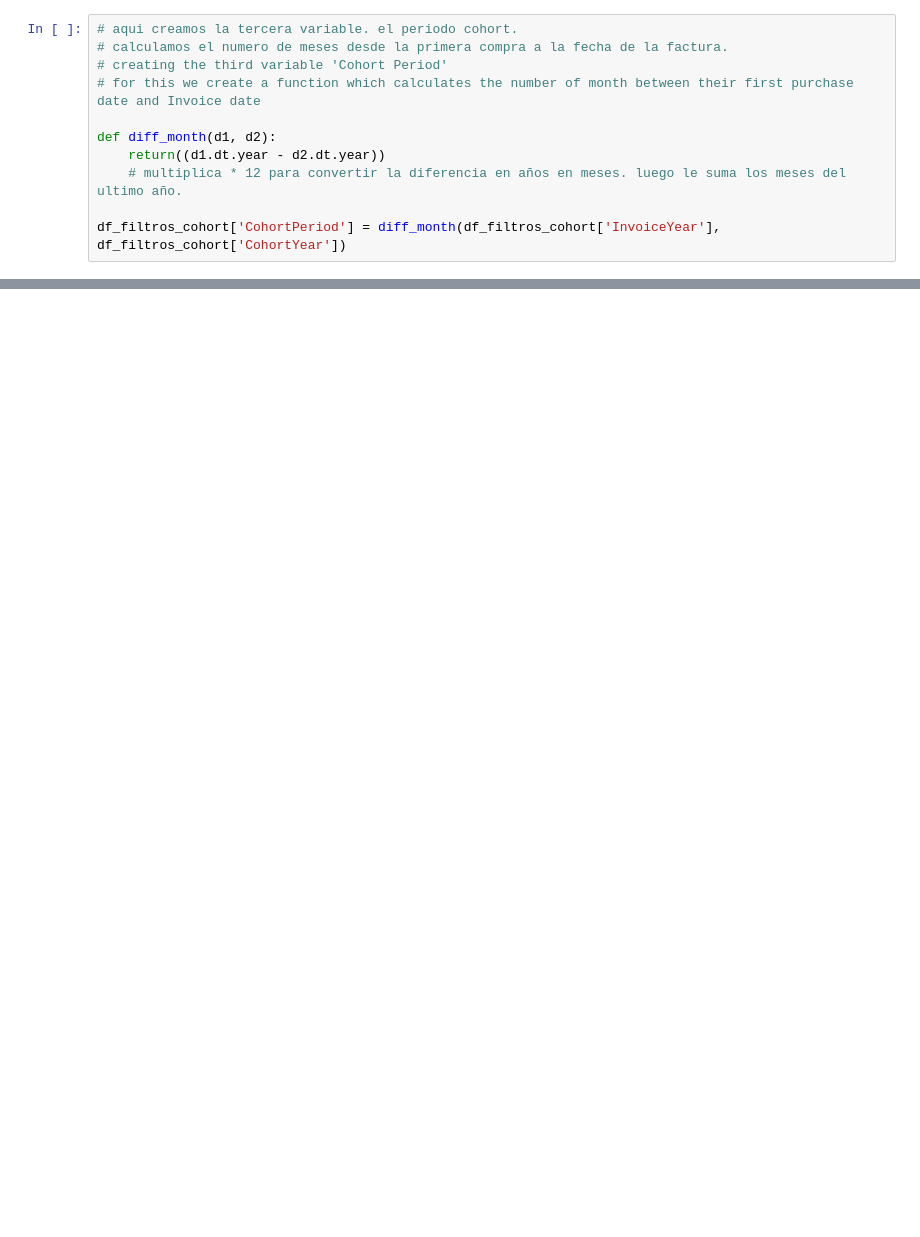
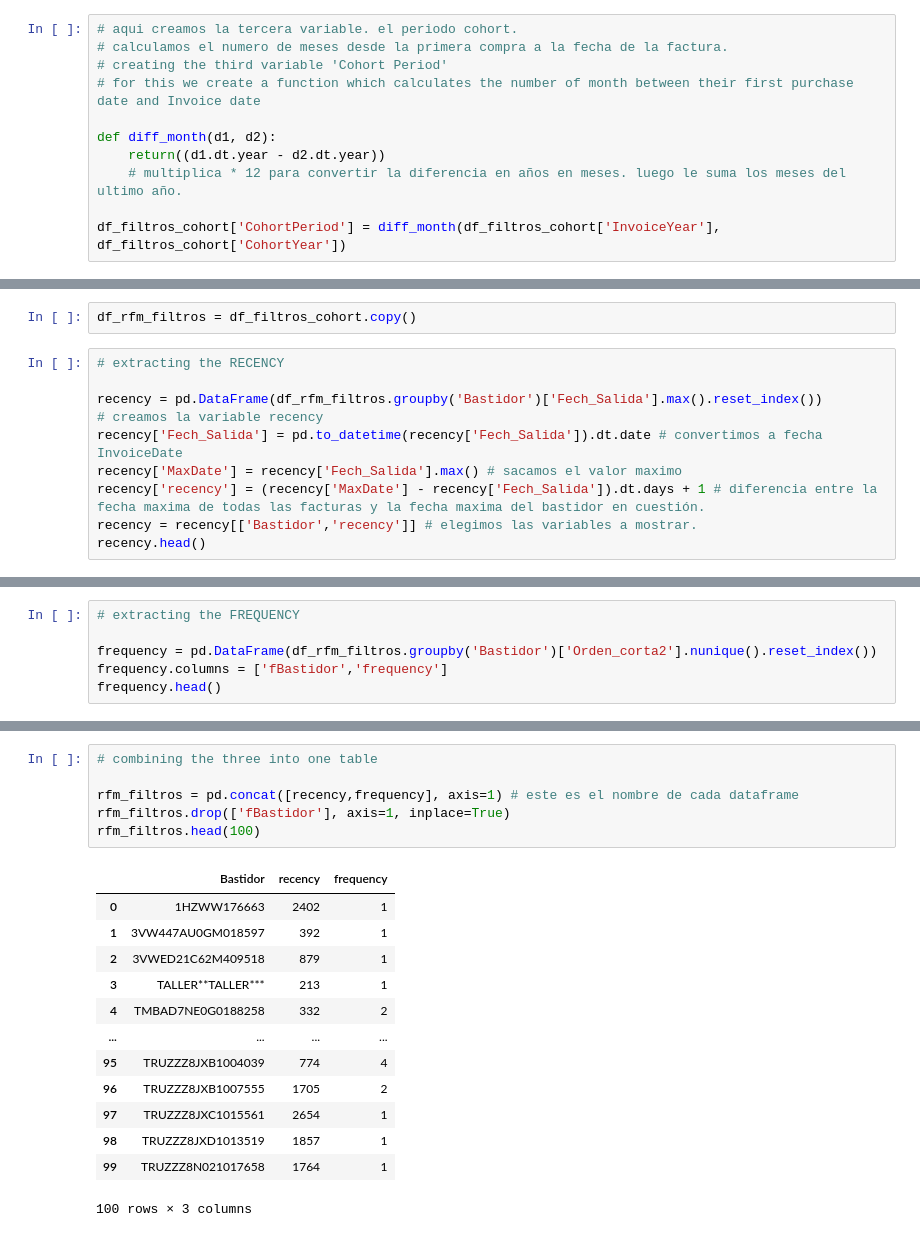
Before and after one commit to pacomm5/PLANTILLAS2, a Jupyter notebook: RECAMBIOS_NUEVO_LISTADO.ipynb, the cells around one changed output, grey strips where cells are left out. Cells and saved outputs as stored; diff of their text form; blank space fills up the shorter version.

```diff
--- a/RECAMBIOS_NUEVO_LISTADO.ipynb
+++ b/RECAMBIOS_NUEVO_LISTADO.ipynb
@@ -2156,0 +2197,12 @@ plt.show()
+# %%
+df_rfm_filtros = df_filtros_cohort.copy()
+# %%
+# extracting the RECENCY
+
+recency = pd.DataFrame(df_rfm_filtros.groupby('Bastidor')['Fech_Salida'].max().reset_index())
+# creamos la variable recency
+recency['Fech_Salida'] = pd.to_datetime(recency['Fech_Salida']).dt.date # convertimos a fecha InvoiceDate
+recency['MaxDate'] = recency['Fech_Salida'].max() # sacamos el valor maximo
+recency['recency'] = (recency['MaxDate'] - recency['Fech_Salida']).dt.days + 1 # diferencia entre la fecha maxima de todas las facturas y la fecha maxima del bastidor en cuestión.
+recency = recency[['Bastidor','recency']] # elegimos las variables a mostrar.
+recency.head()
@@ -2156,0 +2224,6 @@ plt.show()
+# %%
+# extracting the FREQUENCY
+
+frequency = pd.DataFrame(df_rfm_filtros.groupby('Bastidor')['Orden_corta2'].nunique().reset_index())
+frequency.columns = ['fBastidor','frequency']
+frequency.head()
@@ -2156,0 +2314,20 @@ plt.show()
+# %%
+# combining the three into one table
+
+rfm_filtros = pd.concat([recency,frequency], axis=1) # este es el nombre de cada dataframe
+rfm_filtros.drop(['fBastidor'], axis=1, inplace=True)
+rfm_filtros.head(100)
+# %% [output]
+|  | Bastidor | recency | frequency |
+| 0 | 1HZWW176663 | 2402 | 1 |
+| 1 | 3VW447AU0GM018597 | 392 | 1 |
+| 2 | 3VWED21C62M409518 | 879 | 1 |
+| 3 | TALLER**TALLER*** | 213 | 1 |
+| 4 | TMBAD7NE0G0188258 | 332 | 2 |
+| ... | ... | ... | ... |
+| 95 | TRUZZZ8JXB1004039 | 774 | 4 |
+| 96 | TRUZZZ8JXB1007555 | 1705 | 2 |
+| 97 | TRUZZZ8JXC1015561 | 2654 | 1 |
+| 98 | TRUZZZ8JXD1013519 | 1857 | 1 |
+| 99 | TRUZZZ8N021017658 | 1764 | 1 |
+100 rows × 3 columns
```
Also changed, not shown: parts of 31 cells of this notebook.
